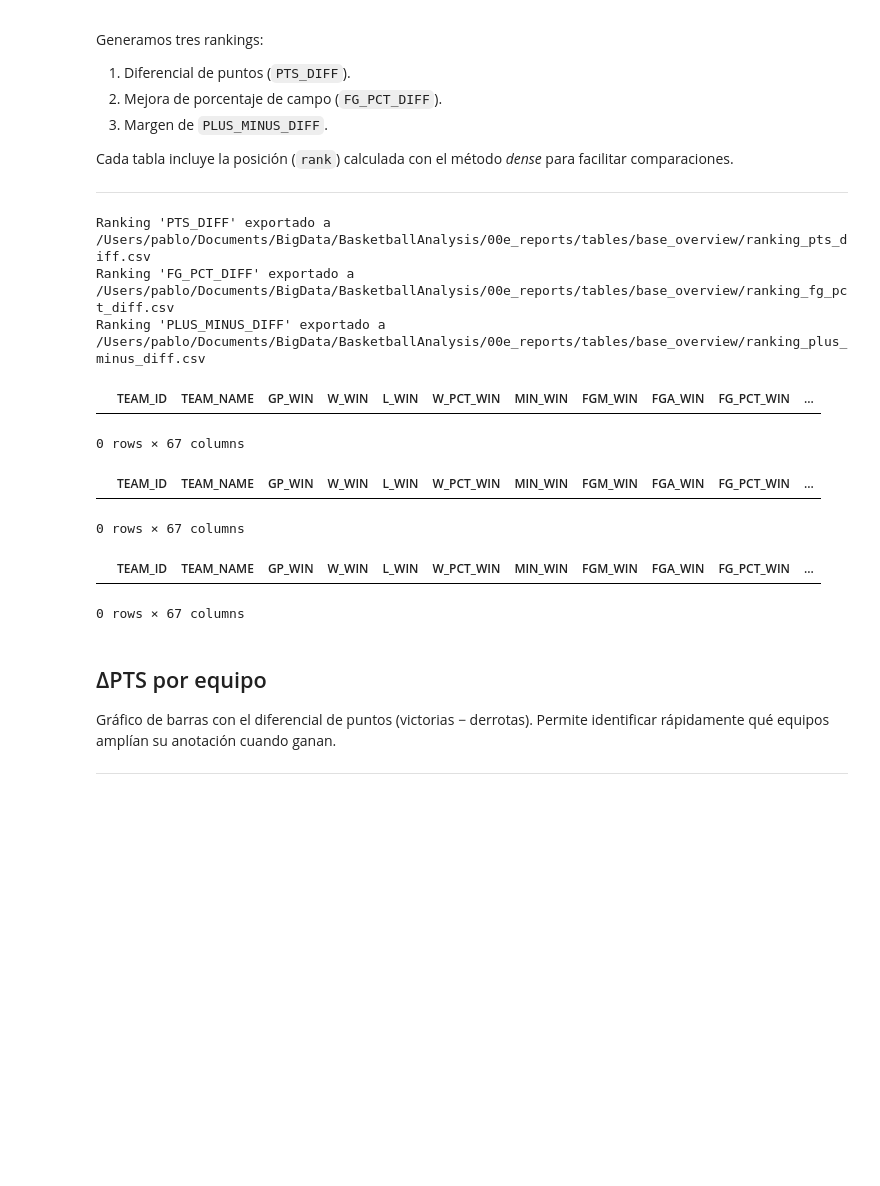
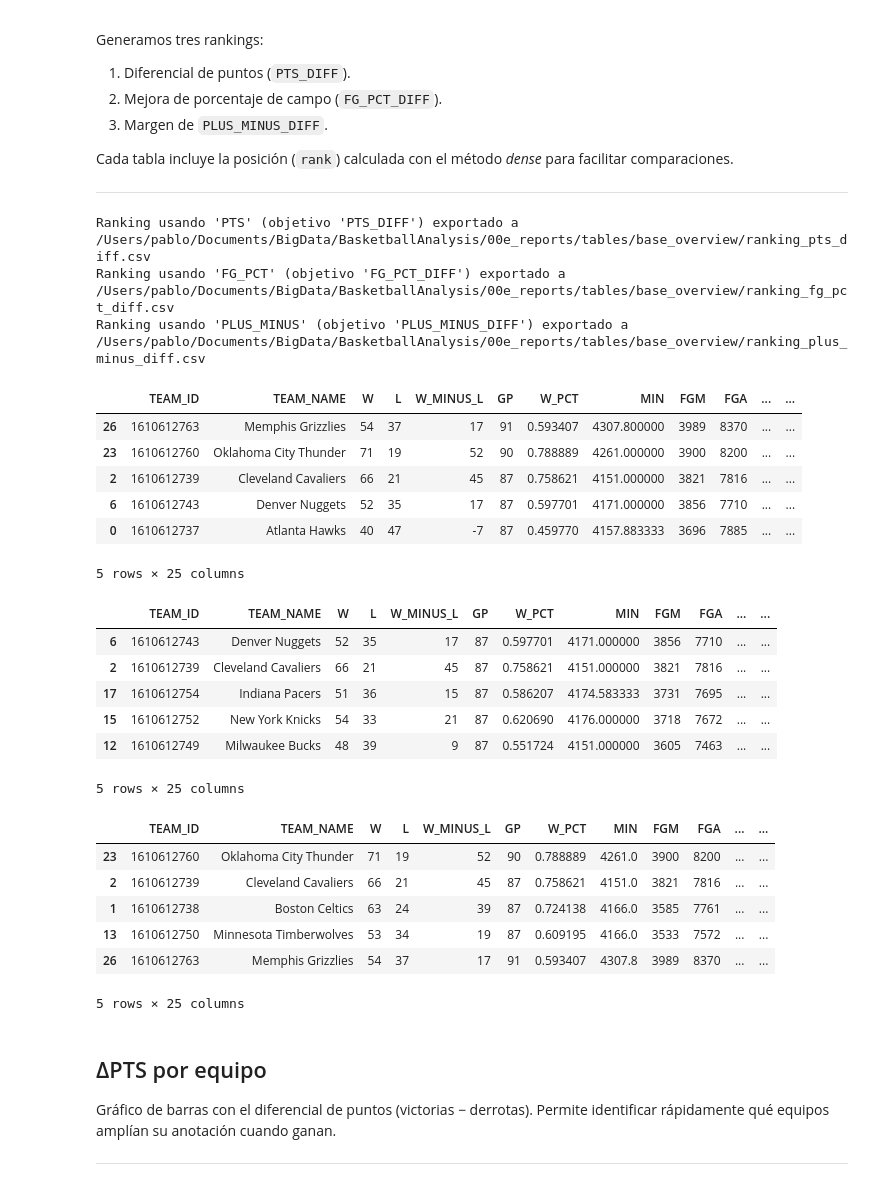
Before and after one commit to diazpablogon/BasketballAnalysis, a Jupyter notebook: 01_data_scrapping/01b_modelling/01a_teamdashboard/01a_generalsplits/01a_base_overview.ipynb, the cells around one changed output. Saved outputs shown, nothing was run; the diff lists cells and outputs as text; code cells hidden in the pictures; blank space fills up the shorter version.

```diff
--- a/01_data_scrapping/01b_modelling/01a_teamdashboard/01a_generalsplits/01a_base_overview.ipynb
+++ b/01_data_scrapping/01b_modelling/01a_teamdashboard/01a_generalsplits/01a_base_overview.ipynb
@@ -264,41 +293,63 @@ Cada tabla incluye la posición (`rank`) calculada con el método *dense* para f
 
 ---
 # %%
+# Usamos el resumen actual (sin columnas *_DIFF)
 diff_reset = summary_table.reset_index()
 
+# (metric buscada, orden ascendente?, fichero, alternativa si no existe)
 rank_specs = [
-    ("PTS_DIFF", False, "ranking_pts_diff.csv"),
-    ("FG_PCT_DIFF", False, "ranking_fg_pct_diff.csv"),
-    ("PLUS_MINUS_DIFF", False, "ranking_plus_minus_diff.csv"),
+    ("PTS_DIFF", False, "ranking_pts_diff.csv", "PTS"),
+    ("FG_PCT_DIFF", False, "ranking_fg_pct_diff.csv", "FG_PCT"),
+    ("PLUS_MINUS_DIFF", False, "ranking_plus_minus_diff.csv", "PLUS_MINUS"),
 ]
 
 rank_results = {}
-for metric, ascending, filename in rank_specs:
-    if metric in diff_reset.columns:
-        ranked = (
-            diff_reset
-            .sort_values(metric, ascending=ascending)
-            .assign(**{f"{metric}_RANK": lambda df, m=metric, asc=ascending: df[m].rank(method="dense", ascending=asc).astype(int)})
-        )
-        rank_results[metric] = ranked
-        output_path = TABLES_DIR / filename
-        ranked.to_csv(output_path, index=False)
-        print(f"Ranking '{metric}' exportado a {output_path}")
-    else:
-        print(f"⚠️ No se encontró la columna {metric} en el resumen, se omite el ranking.")
+for desired_metric, ascending, filename, fallback in rank_specs:
+    # Eligimos la métrica disponible: *_DIFF si existe, si no el fallback
+    metric = desired_metric if desired_metric in diff_reset.columns else fallback
+    if metric not in diff_reset.columns:
+        print(f"⚠️ No existe ni '{desired_metric}' ni su alternativa '{fallback}'. Omito ranking.")
+        continue
+
+    ranked = (
+        diff_reset
+        .sort_values(metric, ascending=ascending)
+        .assign(**{f"{metric}_RANK": lambda df, m=metric, asc=ascending: df[m].rank(method="dense", ascending=asc).astype(int)})
+        .rename(columns={metric: desired_metric if desired_metric != metric else metric})  # renombra a *_DIFF si venimos del fallback
+    )
+    rank_results[desired_metric] = ranked
+
+    output_path = TABLES_DIR / filename
+    ranked.to_csv(output_path, index=False)
+    print(f"Ranking usando '{metric}' (objetivo '{desired_metric}') exportado a {output_path}")
 
 for metric, ranked in rank_results.items():
     display(ranked.head())
 # %% [output]
-Ranking 'PTS_DIFF' exportado a /Users/pablo/Documents/BigData/BasketballAnalysis/00e_reports/tables/base_overview/ranking_pts_diff.csv
-Ranking 'FG_PCT_DIFF' exportado a /Users/pablo/Documents/BigData/BasketballAnalysis/00e_reports/tables/base_overview/ranking_fg_pct_diff.csv
-Ranking 'PLUS_MINUS_DIFF' exportado a /Users/pablo/Documents/BigData/BasketballAnalysis/00e_reports/tables/base_overview/ranking_plus_minus_diff.csv
+Ranking usando 'PTS' (objetivo 'PTS_DIFF') exportado a /Users/pablo/Documents/BigData/BasketballAnalysis/00e_reports/tables/base_overview/ranking_pts_diff.csv
+Ranking usando 'FG_PCT' (objetivo 'FG_PCT_DIFF') exportado a /Users/pablo/Documents/BigData/BasketballAnalysis/00e_reports/tables/base_overview/ranking_fg_pct_diff.csv
+Ranking usando 'PLUS_MINUS' (objetivo 'PLUS_MINUS_DIFF') exportado a /Users/pablo/Documents/BigData/BasketballAnalysis/00e_reports/tables/base_overview/ranking_plus_minus_diff.csv
-|  | TEAM_ID | TEAM_NAME | GP_WIN | W_WIN | L_WIN | W_PCT_WIN | MIN_WIN | FGM_WIN | FGA_WIN | FG_PCT_WIN | ... |
+|  | TEAM_ID | TEAM_NAME | W | L | W_MINUS_L | GP | W_PCT | MIN | FGM | FGA | ... | ... |
+| 26 | 1610612763 | Memphis Grizzlies | 54 | 37 | 17 | 91 | 0.593407 | 4307.800000 | 3989 | 8370 | ... | ... |
+| 23 | 1610612760 | Oklahoma City Thunder | 71 | 19 | 52 | 90 | 0.788889 | 4261.000000 | 3900 | 8200 | ... | ... |
+| 2 | 1610612739 | Cleveland Cavaliers | 66 | 21 | 45 | 87 | 0.758621 | 4151.000000 | 3821 | 7816 | ... | ... |
+| 6 | 1610612743 | Denver Nuggets | 52 | 35 | 17 | 87 | 0.597701 | 4171.000000 | 3856 | 7710 | ... | ... |
+| 0 | 1610612737 | Atlanta Hawks | 40 | 47 | -7 | 87 | 0.459770 | 4157.883333 | 3696 | 7885 | ... | ... |
-0 rows × 67 columns
+5 rows × 25 columns
-|  | TEAM_ID | TEAM_NAME | GP_WIN | W_WIN | L_WIN | W_PCT_WIN | MIN_WIN | FGM_WIN | FGA_WIN | FG_PCT_WIN | ... |
+|  | TEAM_ID | TEAM_NAME | W | L | W_MINUS_L | GP | W_PCT | MIN | FGM | FGA | ... | ... |
+| 6 | 1610612743 | Denver Nuggets | 52 | 35 | 17 | 87 | 0.597701 | 4171.000000 | 3856 | 7710 | ... | ... |
+| 2 | 1610612739 | Cleveland Cavaliers | 66 | 21 | 45 | 87 | 0.758621 | 4151.000000 | 3821 | 7816 | ... | ... |
+| 17 | 1610612754 | Indiana Pacers | 51 | 36 | 15 | 87 | 0.586207 | 4174.583333 | 3731 | 7695 | ... | ... |
+| 15 | 1610612752 | New York Knicks | 54 | 33 | 21 | 87 | 0.620690 | 4176.000000 | 3718 | 7672 | ... | ... |
+| 12 | 1610612749 | Milwaukee Bucks | 48 | 39 | 9 | 87 | 0.551724 | 4151.000000 | 3605 | 7463 | ... | ... |
-0 rows × 67 columns
+5 rows × 25 columns
-|  | TEAM_ID | TEAM_NAME | GP_WIN | W_WIN | L_WIN | W_PCT_WIN | MIN_WIN | FGM_WIN | FGA_WIN | FG_PCT_WIN | ... |
+|  | TEAM_ID | TEAM_NAME | W | L | W_MINUS_L | GP | W_PCT | MIN | FGM | FGA | ... | ... |
+| 23 | 1610612760 | Oklahoma City Thunder | 71 | 19 | 52 | 90 | 0.788889 | 4261.0 | 3900 | 8200 | ... | ... |
+| 2 | 1610612739 | Cleveland Cavaliers | 66 | 21 | 45 | 87 | 0.758621 | 4151.0 | 3821 | 7816 | ... | ... |
+| 1 | 1610612738 | Boston Celtics | 63 | 24 | 39 | 87 | 0.724138 | 4166.0 | 3585 | 7761 | ... | ... |
+| 13 | 1610612750 | Minnesota Timberwolves | 53 | 34 | 19 | 87 | 0.609195 | 4166.0 | 3533 | 7572 | ... | ... |
+| 26 | 1610612763 | Memphis Grizzlies | 54 | 37 | 17 | 91 | 0.593407 | 4307.8 | 3989 | 8370 | ... | ... |
-0 rows × 67 columns
+5 rows × 25 columns
 # %% [markdown]
 ## ΔPTS por equipo
 
```
Also changed, not shown: parts of 10 cells of this notebook, 8 other files.
